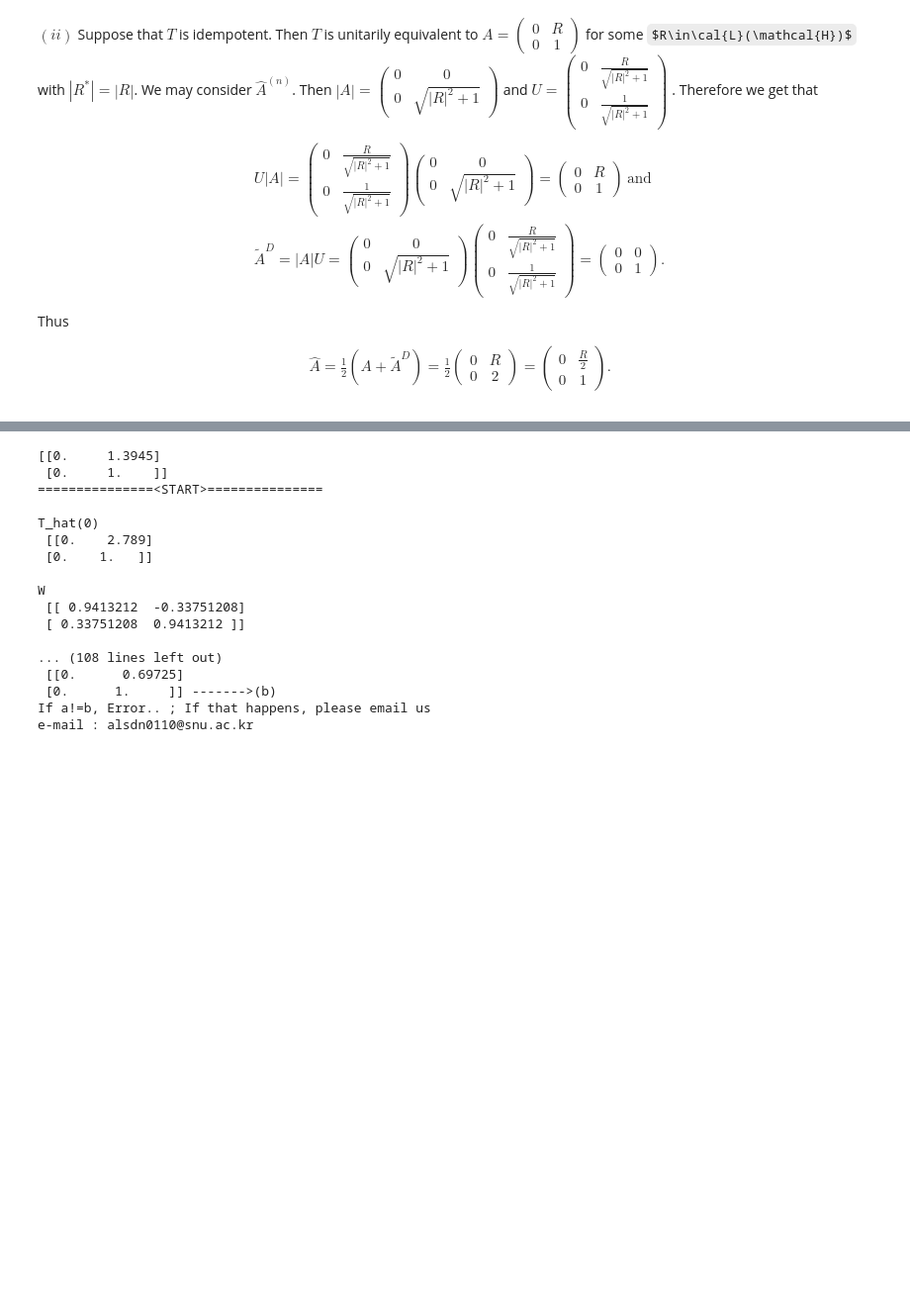
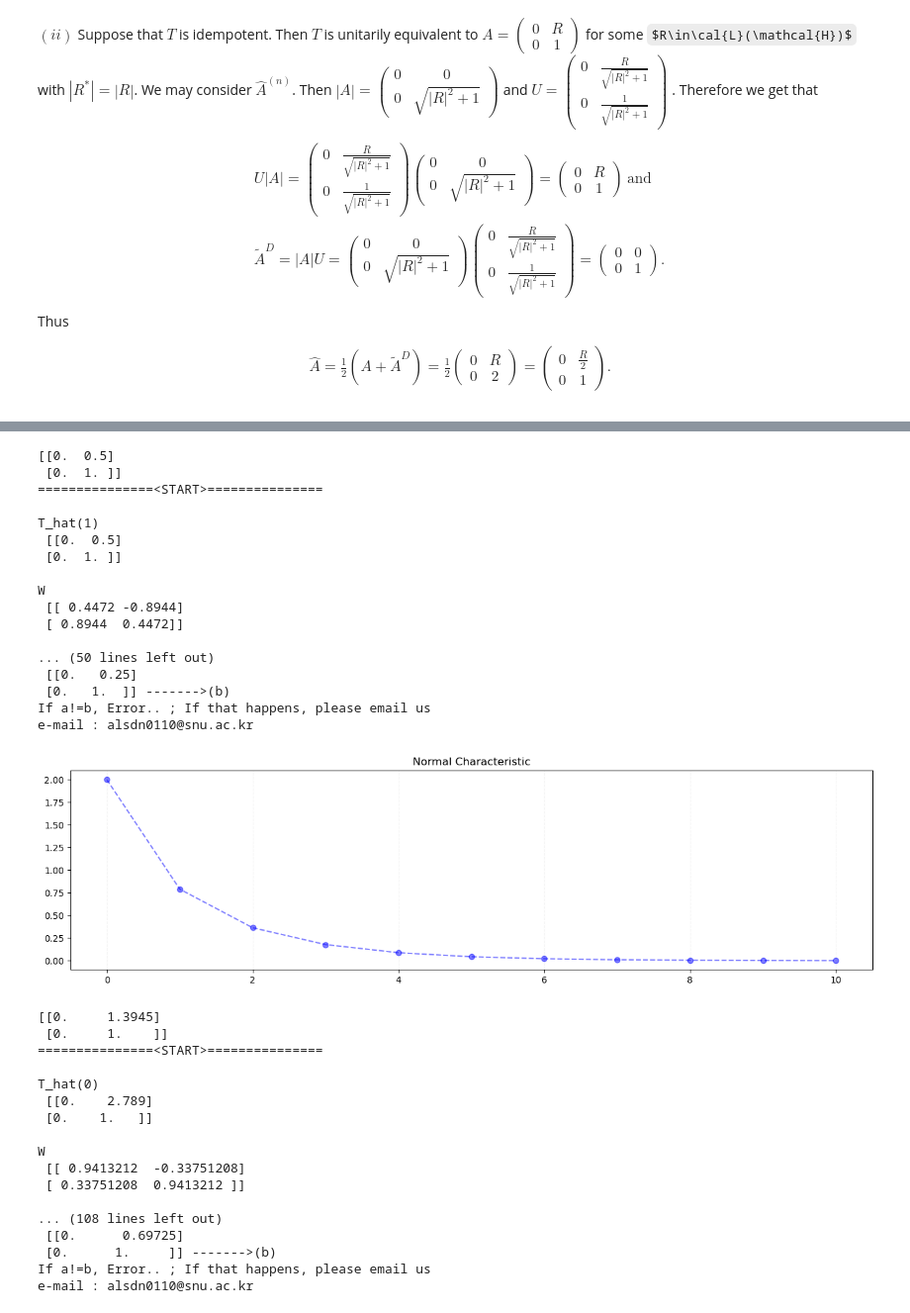
Before and after one commit to MinwooPark96/Computation-Mean-Transform-Convergence, a Jupyter notebook: paper_example.ipynb, the cells around one changed output, grey strips where cells are left out. Shown: that part at 99% size. Drawn from its saved outputs; the diff is of its cells as text; code cells hidden in the pictures; some formulas as TeX source; blank space fills up the shorter version.

```diff
--- a/paper_example.ipynb
+++ b/paper_example.ipynb
@@ -149,3 +269,31 @@ Thus
+# %%
+T=np.matrix([0,1,0,1]).reshape(2,2)
+Transformer=MeanTrans()
+Transformer.transform(T,10)
+
+print(Transformer[1])
+Transformer.process(2)
+Transformer.normal_calculator()
+Transformer.normal_plot()
+# %% [output]
+[[0.  0.5]
+ [0.  1. ]]
+===============<START>===============
+
+T_hat(1)
+ [[0.  0.5]
+ [0.  1. ]]
+
+W
+ [[ 0.4472 -0.8944]
+ [ 0.8944  0.4472]]
+
+... (50 lines left out)
+ [[0.   0.25]
+ [0.   1.  ]] ------->(b)
+If a!=b, Error.. ; If that happens, please email us
+e-mail : alsdn0110@snu.ac.kr
+[figure, added]
 # %%
 # where R = 2.789
 # R^2 + 1 ~= 8.7785
```
Also changed, not shown: parts of 17 cells of this notebook, 1 other file.
